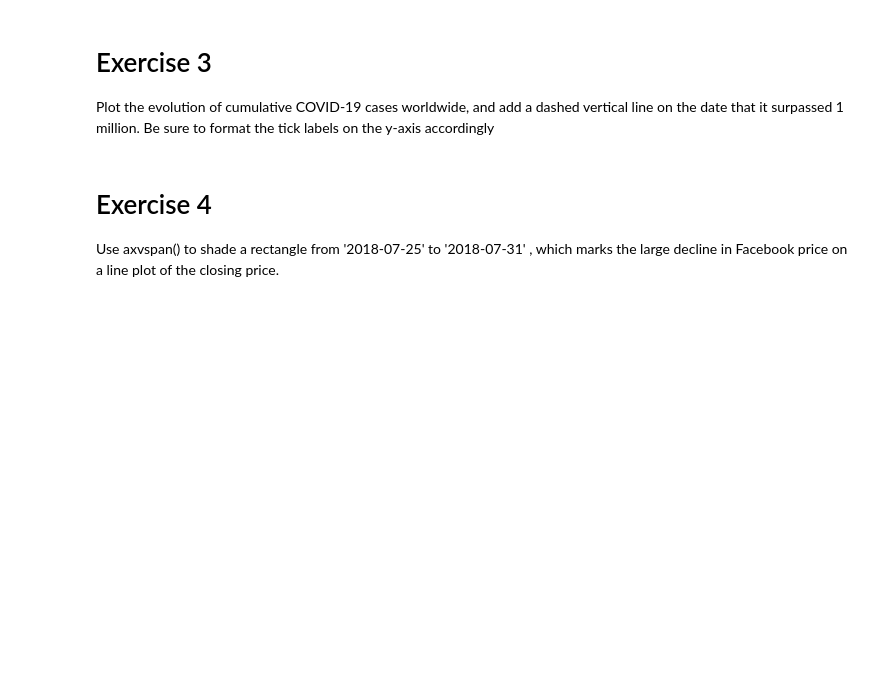
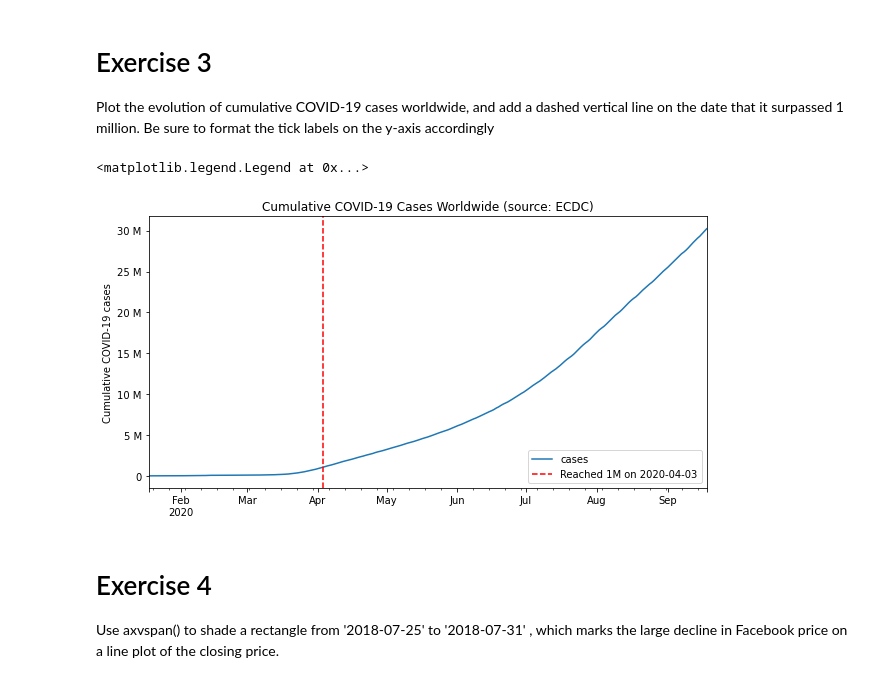
Before and after one commit to will-i-amv-books/Hands-On-Data-Analysis-with-Pandas-2nd-edition, a Jupyter notebook: ch_06/exercises.ipynb, the cells around one changed output. Saved outputs shown, nothing was run; the diff lists cells and outputs as text; code cells hidden in the pictures; blank space fills up the shorter version.

```diff
--- a/ch_06/exercises.ipynb
+++ b/ch_06/exercises.ipynb
@@ -96,6 +96,35 @@ for ax, col in zip(axes, columns):
 Plot the evolution of cumulative COVID-19 cases worldwide, and add a dashed
 vertical line on the date that it surpassed 1 million. Be sure to format the tick labels
 on the y-axis accordingly
+# %%
+from matplotlib.ticker import EngFormatter
+
+
+cumulativeCases = covid\
+    .groupby(pd.Grouper(freq='1D')).sum()\
+    .cases.cumsum()
+
+ax = cumulativeCases.plot(
+    figsize=(10, 5),
+    title='Cumulative COVID-19 Cases Worldwide (source: ECDC)'
+)
+ax.set(
+    xlabel='',
+    ylabel='Cumulative COVID-19 cases'
+)
+ax.yaxis.set_major_formatter(EngFormatter())
+
+over1M = cumulativeCases[cumulativeCases >= 1000000].index[0]
+ax.axvline(
+    over1M,
+    color='red',
+    linestyle='dashed',
+    label=f"Reached 1M on {over1M.strftime('%Y-%m-%d')}"
+)
+ax.legend()
+# %% [output]
+<matplotlib.legend.Legend at 0x...>
+[figure, added]
 # %% [markdown]
 # Exercise 4
 
```
